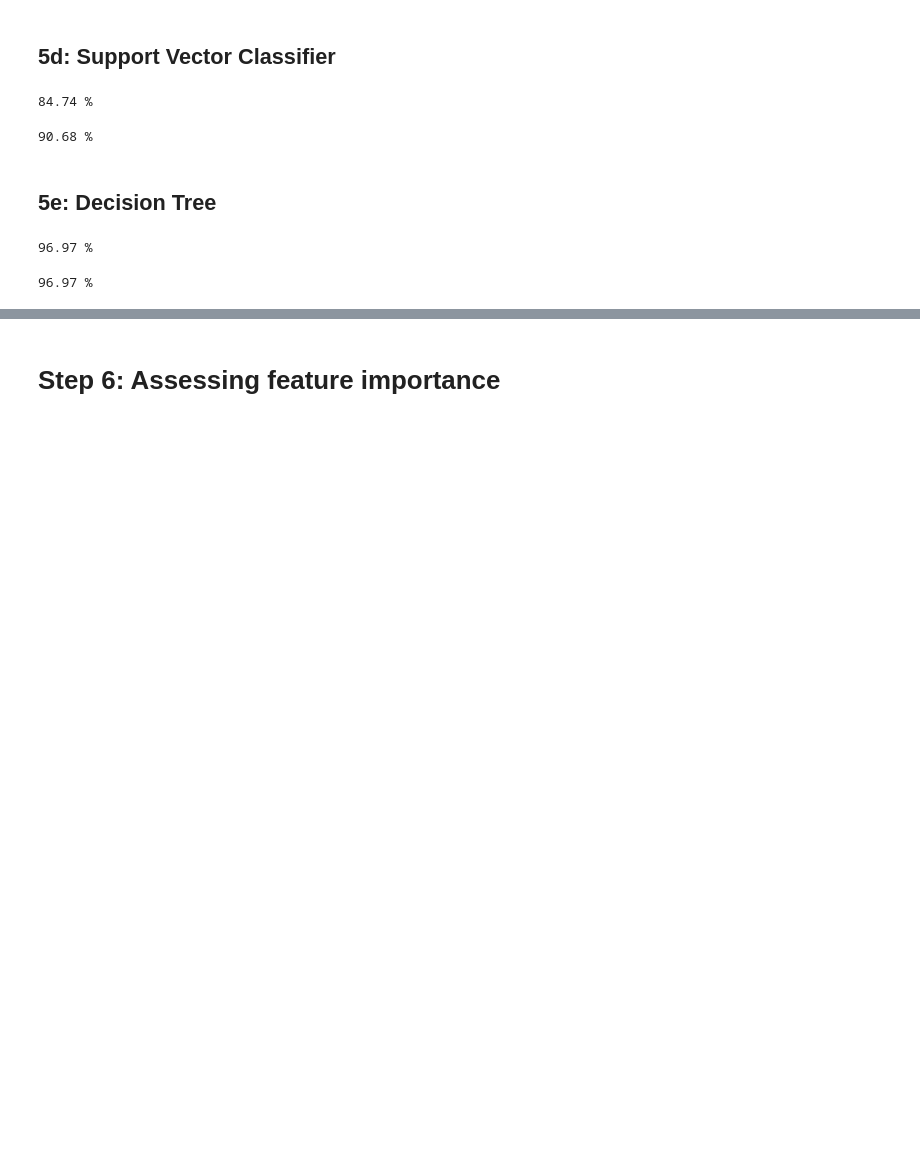
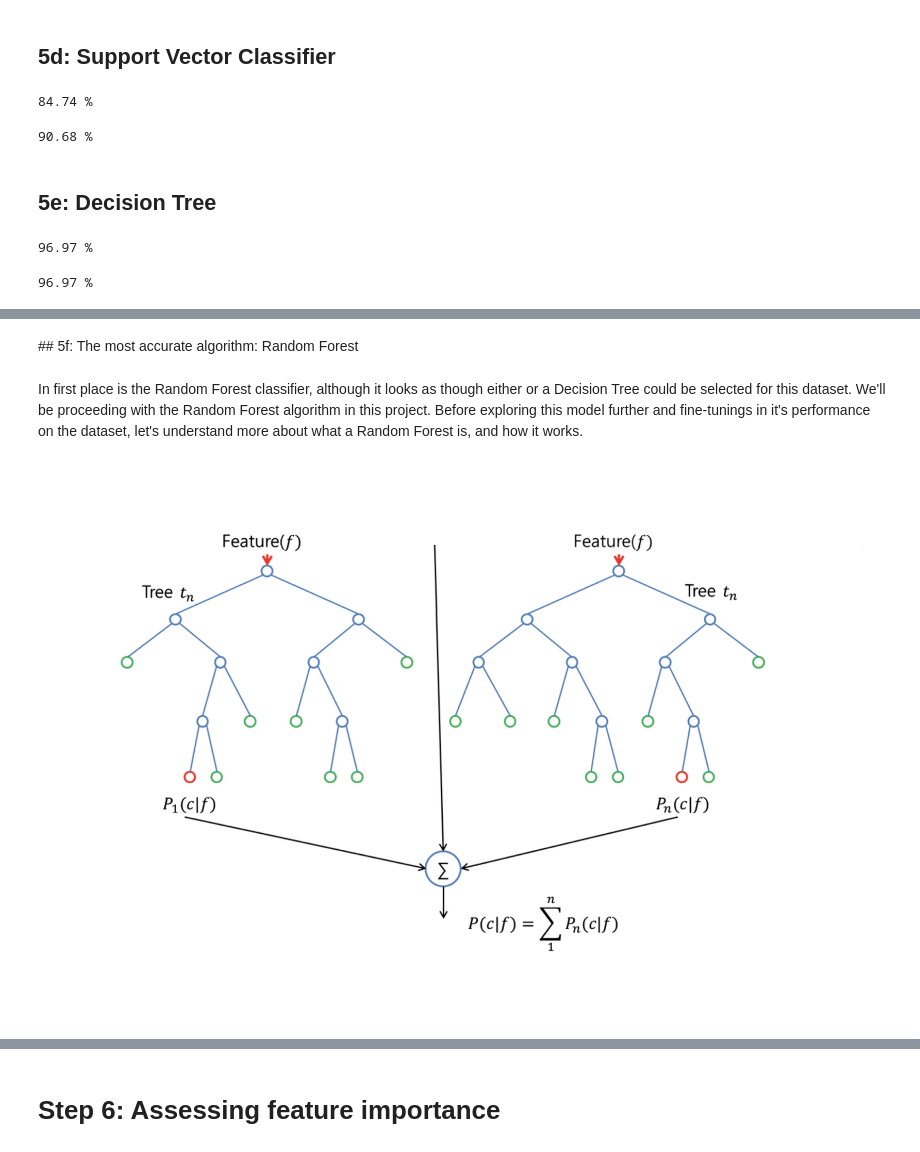
Before and after one commit to josh24990/Data_Science_Portfolio, a Jupyter notebook: Titanic.ipynb, the cells around one changed output, grey strips where cells are left out. Saved outputs shown, nothing was run; the diff lists cells and outputs as text; code cells hidden in the pictures; blank space fills up the shorter version.

Commit message:
Titanic project

```diff
--- a/Titanic.ipynb
+++ b/Titanic.ipynb
@@ -935,3 +990,12 @@ result_df.head()
 | 90.68 | SVC |
 | 87.65 | KNN |
 | 83.61 | Logistic Regression |
+# %% [markdown]
+## 5f: The most accurate algorithm: Random Forest
+# %% [markdown]
+In first place is the Random Forest classifier, although it looks as though either or a Decision Tree could be selected for this dataset. We'll be proceeding with the Random Forest algorithm in this project. Before exploring this model further and fine-tunings in it's performance on the dataset, let's understand more about what a Random Forest is, and how it works.
+# %%
+# Inserting k-folds cross validation image
+Image(filename='/Users/josh24990/Documents/Personal Development/3. Data Science/Python/Random forest algorithm.PNG')
+# %% [output]
+[figure, added]
```
Also changed, not shown: parts of 73 cells of this notebook.
